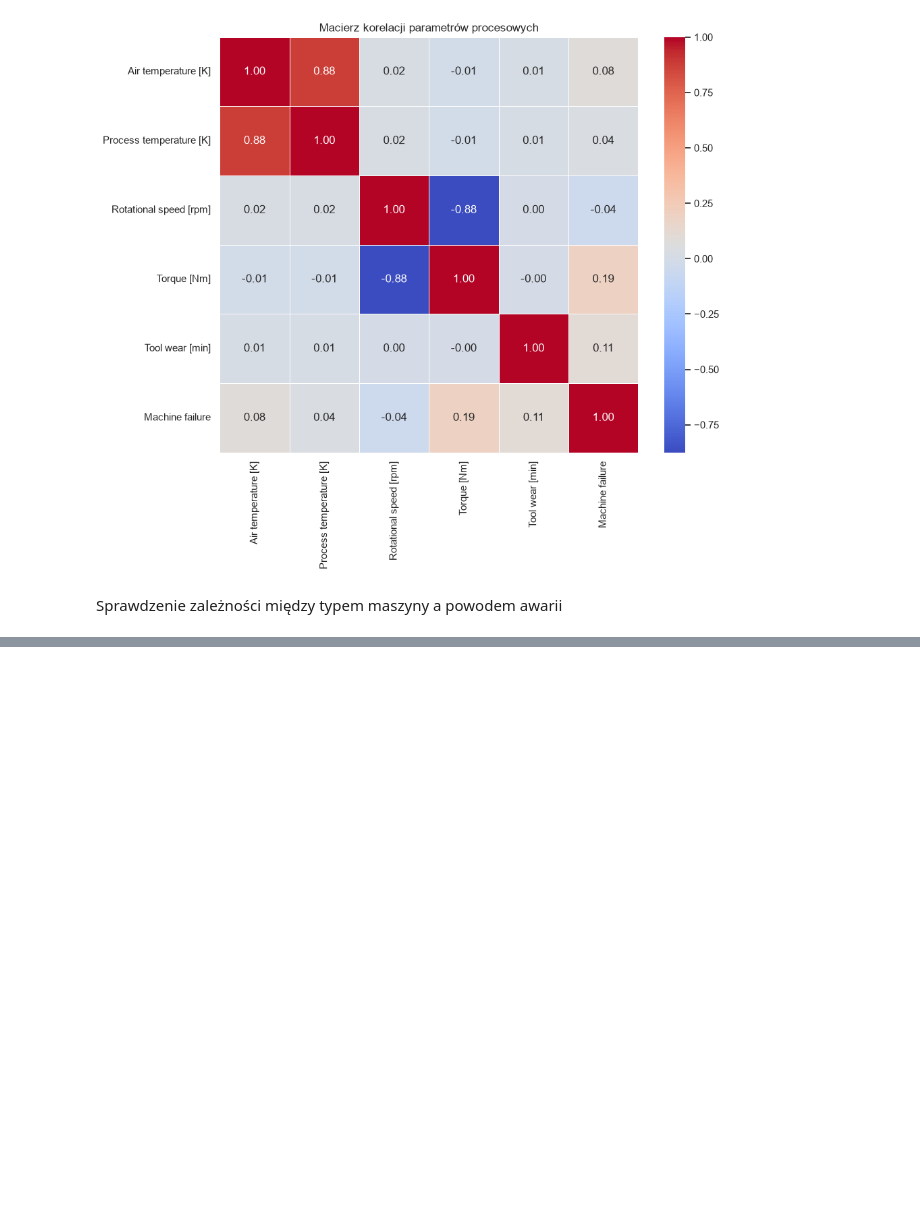
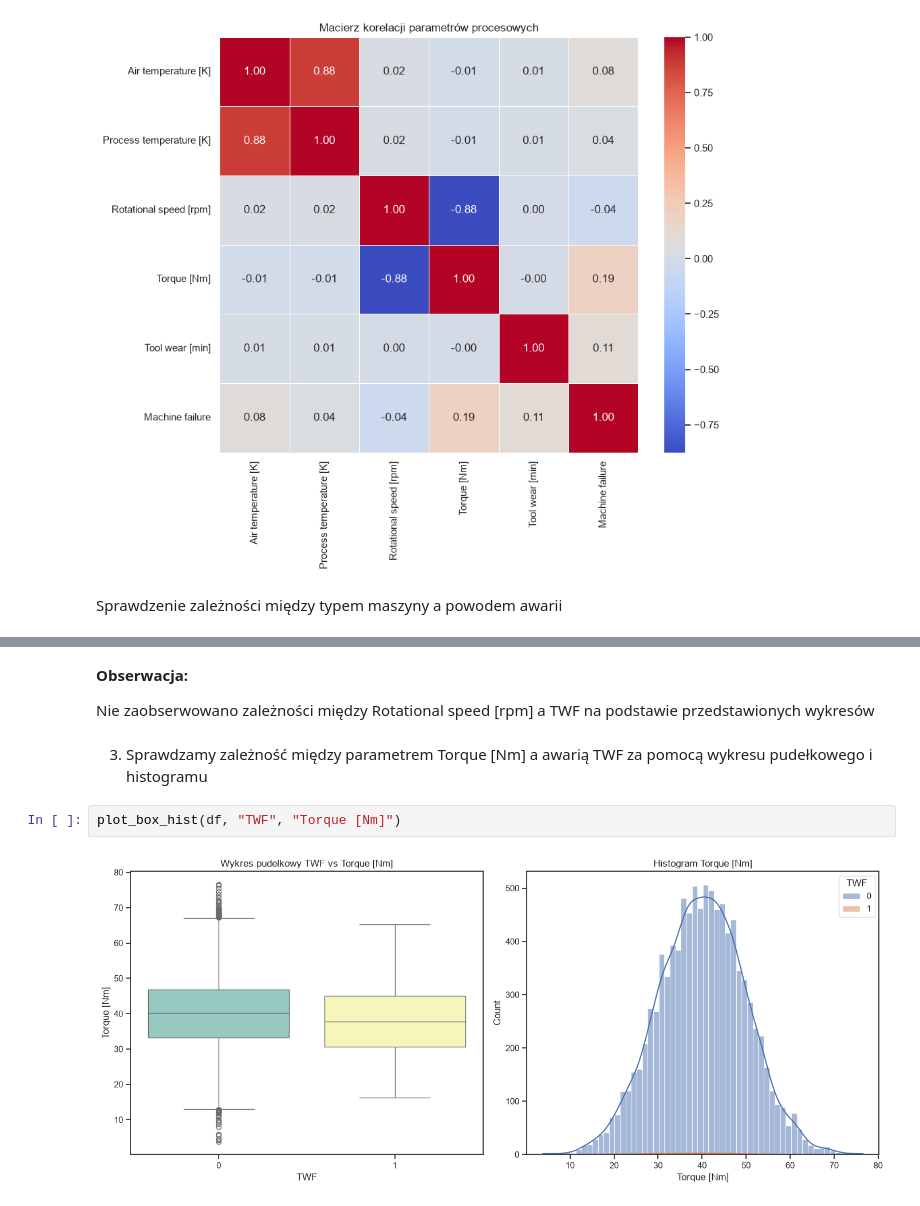
Before and after one commit to KacperKnapek/Machine-failure-prediction, a Jupyter notebook: notebooks/01_eda.ipynb, the cells around one changed output, grey strips where cells are left out. Saved outputs shown, nothing was run; the diff lists cells and outputs as text; blank space fills up the shorter version.

```diff
--- a/notebooks/01_eda.ipynb
+++ b/notebooks/01_eda.ipynb
@@ -256,0 +331,10 @@ plt.show()
+# %% [markdown]
+**Obserwacja:**
+
+Nie zaobserwowano zależności między Rotational speed [rpm] a TWF na podstawie przedstawionych wykresów
+# %% [markdown]
+3. Sprawdzamy zależność między parametrem Torque [Nm] a awarią TWF za pomocą wykresu pudełkowego i histogramu
+# %%
+plot_box_hist(df, "TWF", "Torque [Nm]")
+# %% [output]
+[figure, added]
```
Also changed, not shown: parts of 48 cells of this notebook.
